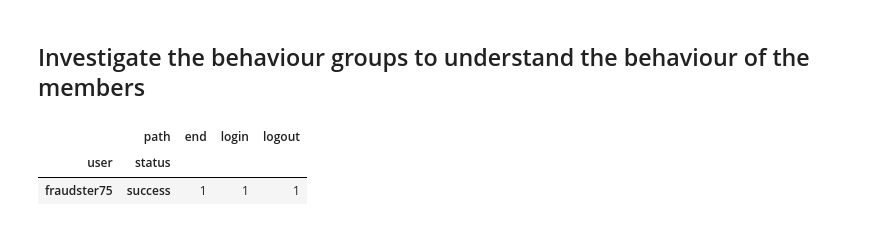
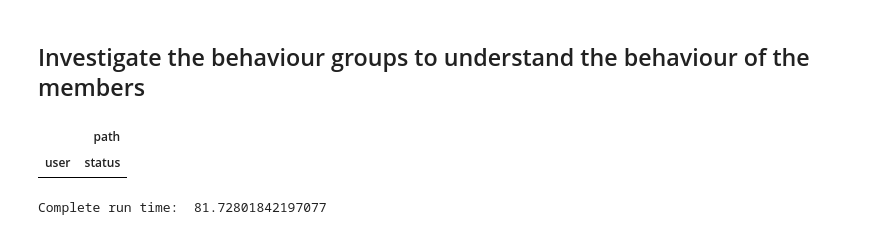
Before and after one commit to cerebraljam/find_outliers_in_logs, a Jupyter notebook: find_outliers_in_logs.ipynb, the cells around one changed output. Cells and saved outputs as stored; diff of their text form; code cells hidden in the pictures.

```diff
--- a/find_outliers_in_logs.ipynb
+++ b/find_outliers_in_logs.ipynb
@@ -114,7 +121,7 @@ The following cells generates our users.
 Note: I often reinitializing the random seed, just to keep the testing consistence. Setting *random_seed* to False will generate new data every time.
 # %%
 ## Initial number of users in our system
-number_of_daily_users = 3000 # The more we add users, the longer the notebook takes to run.
+number_of_daily_users = 2000 # The more we add users, the longer the notebook takes to run.
 # %%
 random_seed = 42
 
@@ -164,15 +175,11 @@ def transform_logs_to_pandas(logs):
 
     data['prev_path'] = data.groupby(['user'])['path'].shift(1)
     data['prev_path'] = data['prev_path'].fillna("")
-
-    data['prev_status'] = data.groupby(['user'])['status'].shift(1)
-    data['prev_status'] = data['prev_status'].fillna("")
     return data
 
 day1_data = transform_logs_to_pandas(day1_logs)
 
 
 # Example of failed actions in the logs. uidx and realtype are "cheat" columns, and not necessary in a real case usage.
-
 print(day1_data.loc[(day1_data['path'] == 'login') & (day1_data['status'] == 'fail')].head())
 # %% [output]
@@ -896,11 +892,16 @@ graph_surprisal_distribution_by_action(behaviour_group_table, behaviour_average_
 # %% [markdown]
 ## Investigate the behaviour groups to understand the behaviour of the members
 # %%
-behaviour_group_to_analyse = 84
+behaviour_group_to_analyse = 35
 
 df_investigate = day2_data.loc[day2_data['user'].isin(behaviour_group_table[behaviour_group_to_analyse])]
 df_investigate.groupby(['user', 'status', 'path']).size().unstack(fill_value=0)
 # %% [output]
-|  | path | end | login | logout |
-| user | status |  |  |  |
-| fraudster75 | success | 1 | 1 | 1 |
+|  | path |
+| user | status |
+# %%
+chrono_stop = timeit.default_timer()
+
+print('Complete run time: ', chrono_stop - chrono_start)
+# %% [output]
+Complete run time:  81.72801842197077
```
Also changed, not shown: parts of 45 cells of this notebook, 5 other files.
